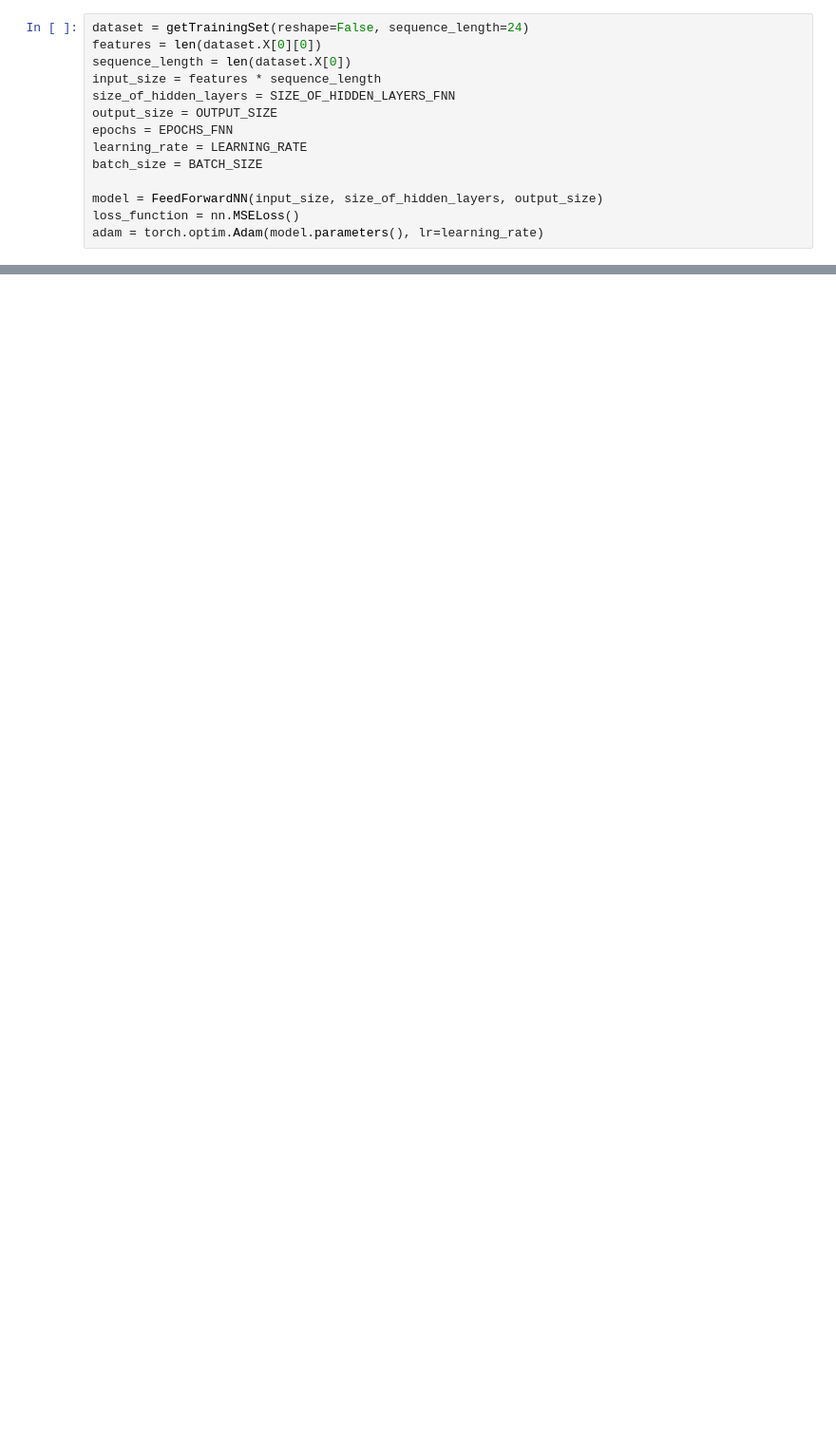
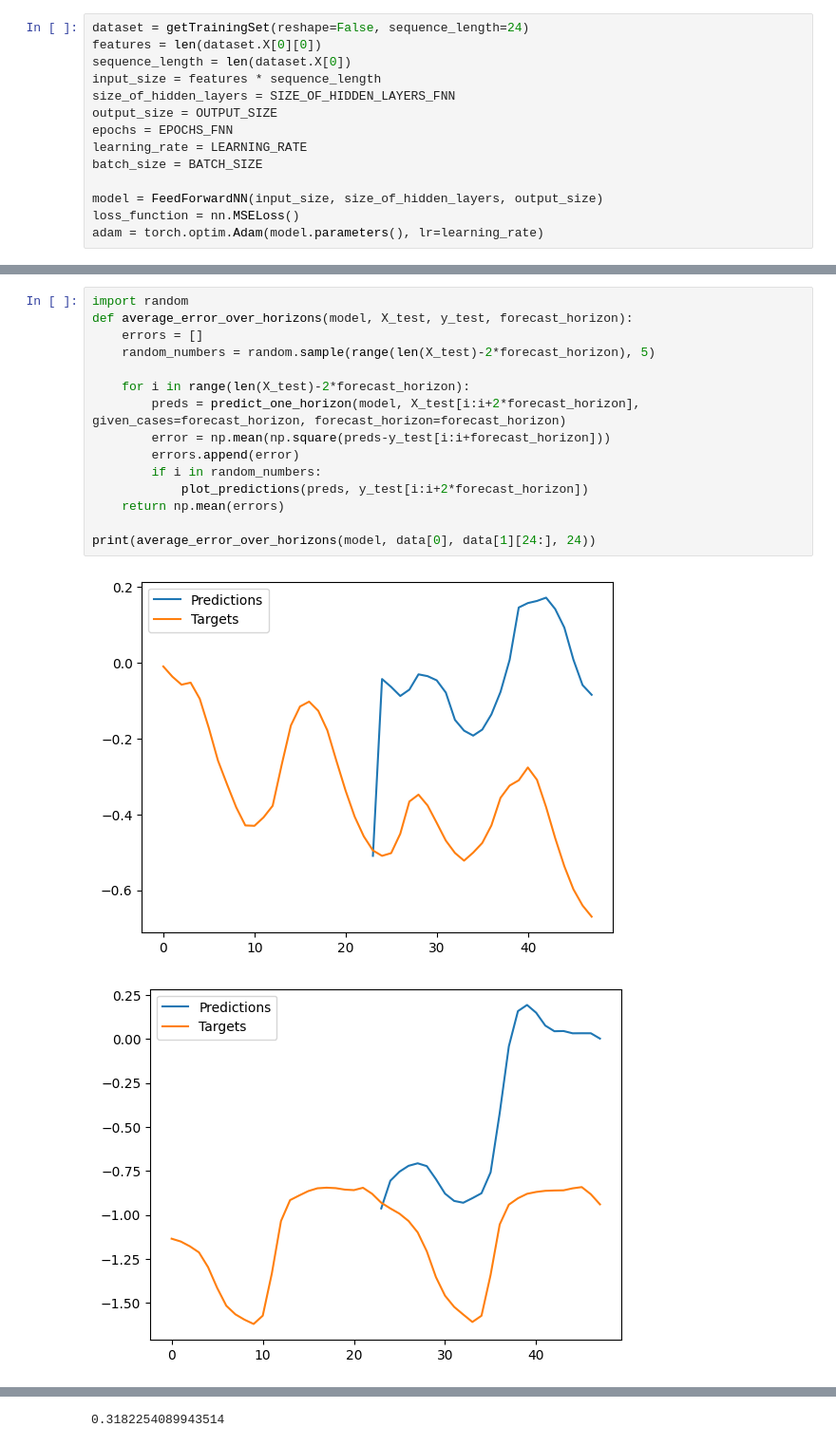
Before and after one commit to JonahNiklas/IT3030-Deep-Learning, a Jupyter notebook: Project2/fnn.ipynb, the cells around one changed output, grey strips where cells are left out. Shown at 95% size. Saved outputs shown, nothing was run; the diff lists cells and outputs as text; blank space fills up the shorter version.

```diff
--- a/Project2/fnn.ipynb
+++ b/Project2/fnn.ipynb
@@ -141,0 +173,18 @@ plot_predictions(predictions, targets)
+# %%
+import random
+def average_error_over_horizons(model, X_test, y_test, forecast_horizon):
+    errors = []
+    random_numbers = random.sample(range(len(X_test)-2*forecast_horizon), 5)
+
+    for i in range(len(X_test)-2*forecast_horizon):
+        preds = predict_one_horizon(model, X_test[i:i+2*forecast_horizon], given_cases=forecast_horizon, forecast_horizon=forecast_horizon)
+        error = np.mean(np.square(preds-y_test[i:i+forecast_horizon]))
+        errors.append(error)
+        if i in random_numbers:
+            plot_predictions(preds, y_test[i:i+2*forecast_horizon])
+    return np.mean(errors)
+
+print(average_error_over_horizons(model, data[0], data[1][24:], 24))
+# %% [output]
+[figure, added]
+[figure, added]
@@ -141,0 +194 @@ plot_predictions(predictions, targets)
+0.3182254089943514
```
Also changed, not shown: parts of 7 cells of this notebook, 7 other files.
